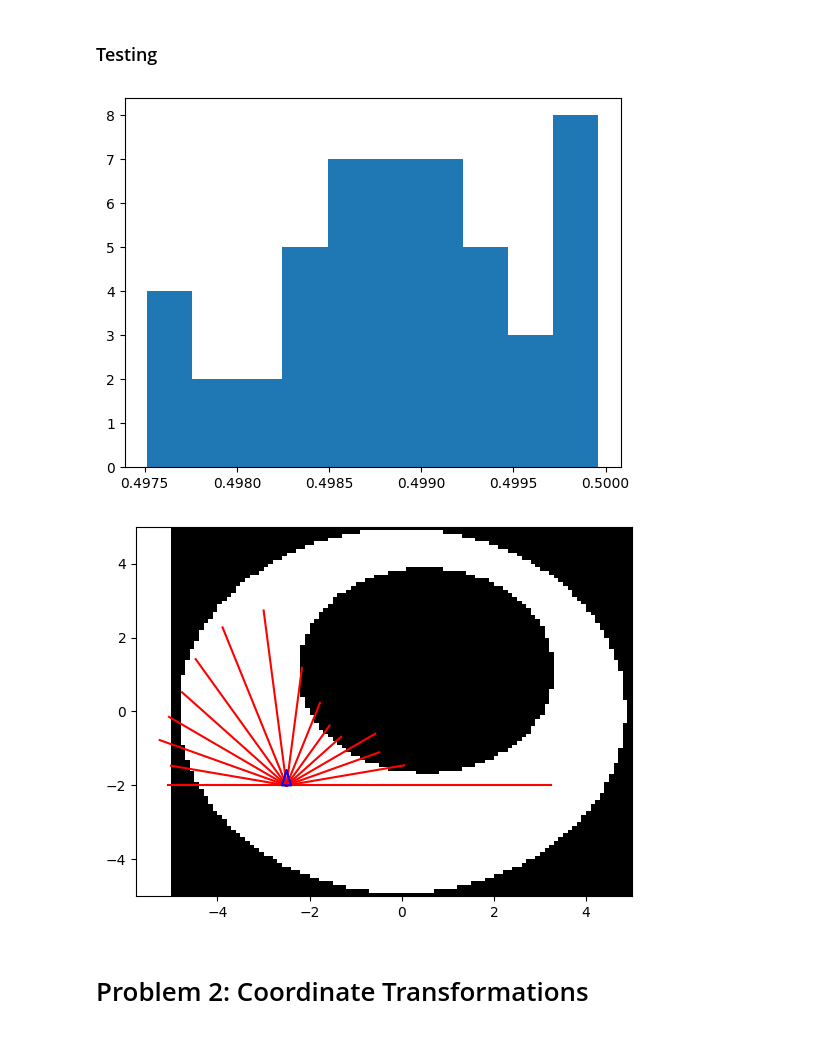
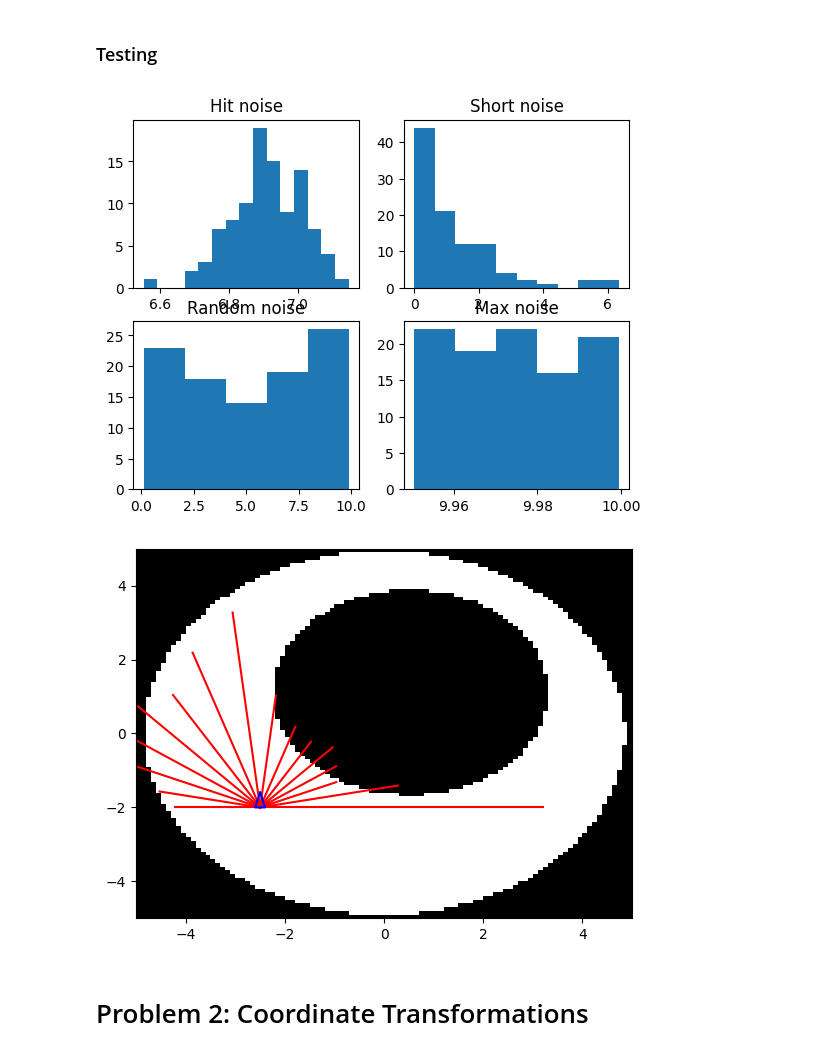
Before and after one commit to arjunjyothieswarb/EECE5550, a Jupyter notebook: HW3/EECE5550_HW3.ipynb, the cells around one changed output. Cells and saved outputs as stored; diff of their text form; code cells hidden in the pictures.

Commit message:
Finished plots

```diff
--- a/HW3/EECE5550_HW3.ipynb
+++ b/HW3/EECE5550_HW3.ipynb
@@ -407,22 +407,44 @@ class Lidar2DRealistic(Lidar2D):
 
         sensor_data["ranges"] = hit_noise + short_noise + rand_noise + max_noise
 
-        return [sensor_data, np.array([hit_noise, short_noise, rand_noise, max_noise])]
+        return [sensor_data, noise_val]
 # %% [markdown]
 ### Testing
 # %%
 state = np.array([-2.5, -2, np.pi/2])
+
 hit_noise = []
-for i in range(50):
+short_noise = []
+rand_noise = []
+max_noise = []
+
+samples = 100
+
+for i in range(samples):
     [lidar_measurements, noise_val] = Lidar2DRealistic(env.unwrapped.map).step(state)
-    hit_noise.append(noise_val[3][0])
-plt.hist(hit_noise)
+    hit_noise.append(noise_val[0][0])
+    short_noise.append(noise_val[0][1])
+    rand_noise.append(noise_val[0][2])
+    max_noise.append(noise_val[0][3])
+
+plt.subplot(2,2,1)
+plt.hist(hit_noise,bins=15)
+plt.title("Hit noise")
+plt.subplot(2,2,2)
+plt.hist(short_noise)
+plt.title("Short noise")
+plt.subplot(2,2,3)
+plt.hist(rand_noise, bins=5)
+plt.title("Random noise")
+plt.subplot(2,2,4)
+plt.title("Max noise")
+plt.hist(max_noise, bins=5)
 # print(lidar_measurements['ranges'])
 obs = {"state": state, "lidar": lidar_measurements}
 plot_lidar_measurements(env.unwrapped.map, obs)
 # %% [output]
-[figure, old version]
+[figure, new version]
-[figure, old version]
+[figure, new version]
 # %% [markdown]
 # Problem 2: Coordinate Transformations
 # %% [markdown]
```
Also changed, not shown: parts of 3 cells of this notebook.
